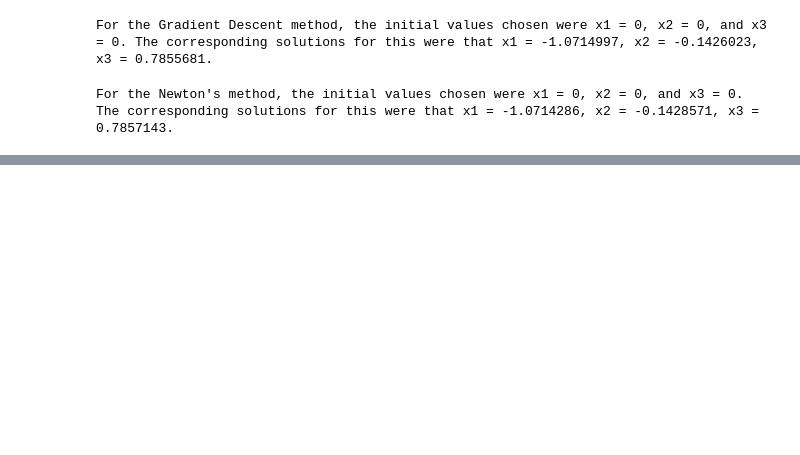
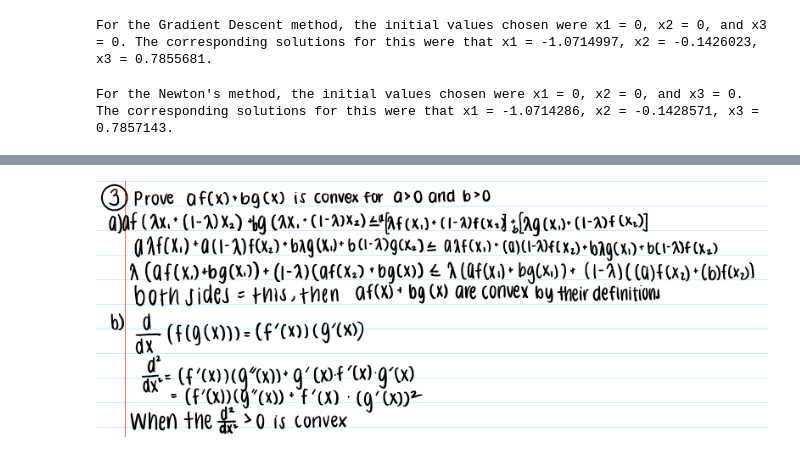
Before and after one commit to kphill1/DesignOptimization2021Fall, a Jupyter notebook: Homework 2.ipynb, the cells around one changed output, grey strips where cells are left out. Cells and saved outputs as stored; diff of their text form; code cells hidden in the pictures; blank space fills up the shorter version.

```diff
--- a/Homework 2.ipynb
+++ b/Homework 2.ipynb
@@ -285,0 +298,5 @@ FileNotFoundError: [Errno 2] No such file or directory: 'hw_2_p1_1.png'
+# %%
+from IPython.display import Image
+Image('hw2_p3_1.png')
+# %% [output]
+[figure, added]
```
Also changed, not shown: parts of 10 cells of this notebook.
